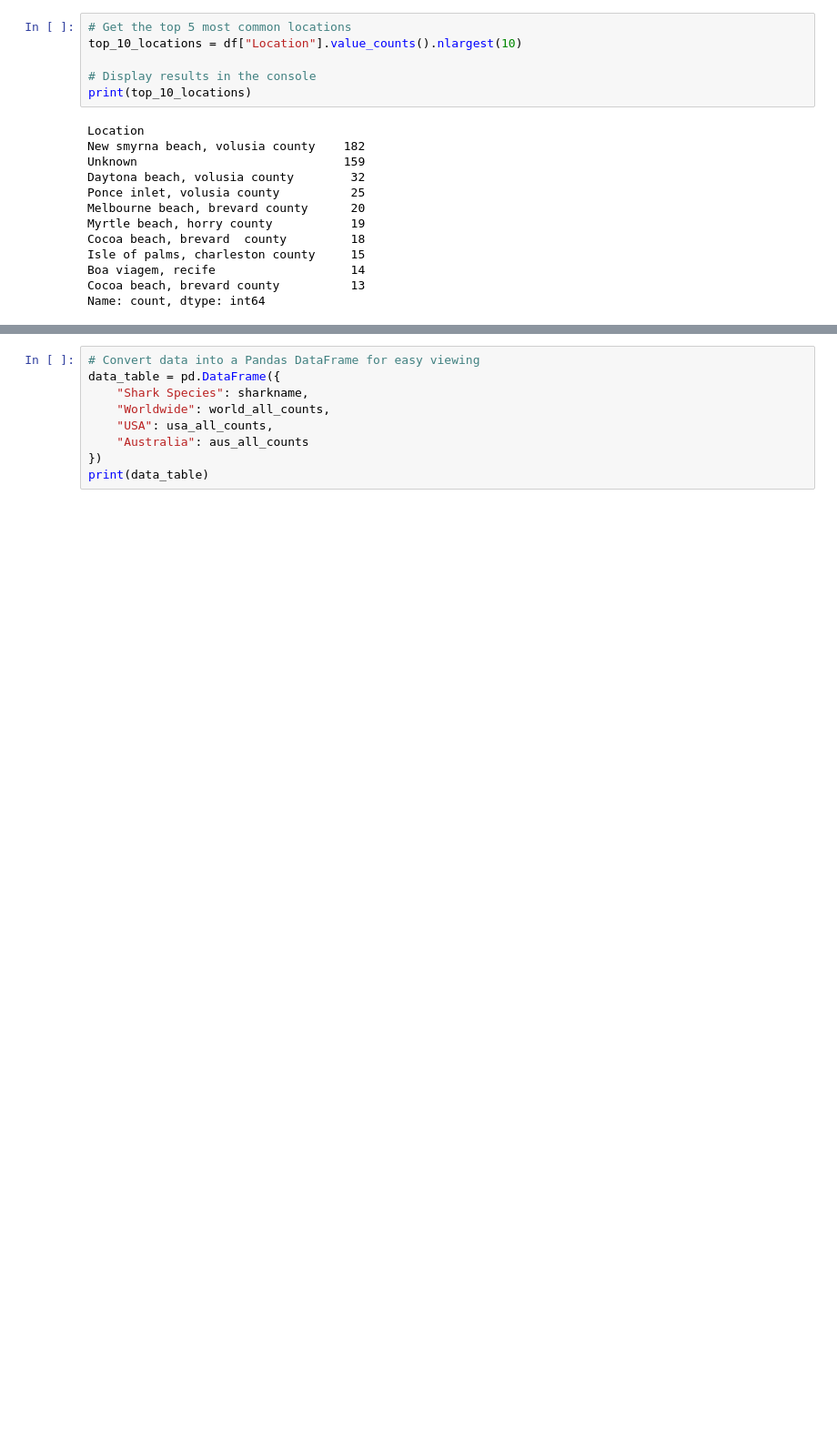
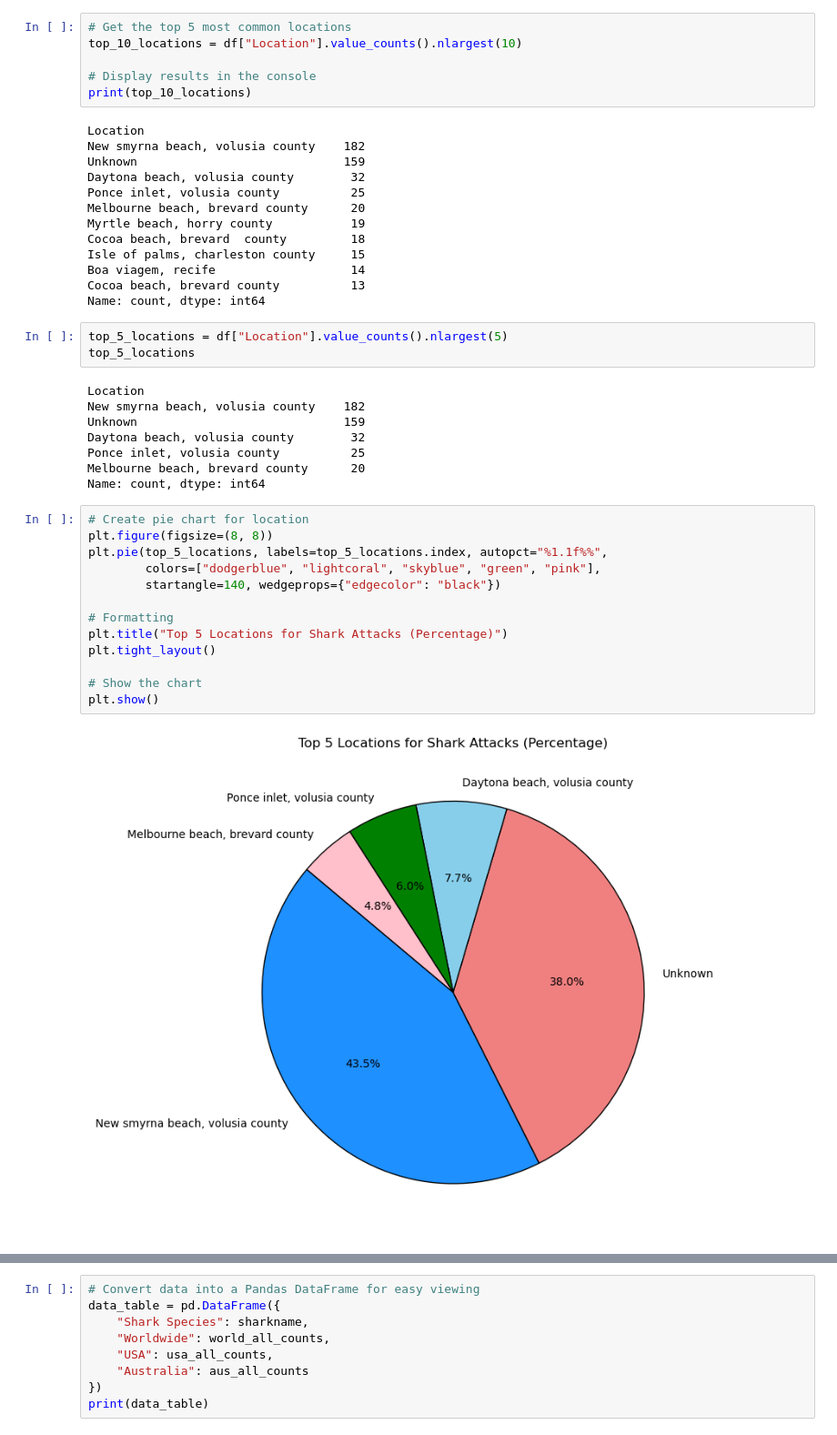
Before and after one commit to SheryllD/shark_attacks_project, a Jupyter notebook: shark_date_cleaning.ipynb, the cells around one changed output, grey strips where cells are left out. Shown at 91% size. Drawn from its saved outputs; the diff is of its cells as text; blank space fills up the shorter version.

```diff
--- a/shark_date_cleaning.ipynb
+++ b/shark_date_cleaning.ipynb
@@ -1118,6 +1118,32 @@ Isle of palms, charleston county     15
 Boa viagem, recife                   14
 Cocoa beach, brevard county          13
 Name: count, dtype: int64
+# %%
+top_5_locations = df["Location"].value_counts().nlargest(5)
+top_5_locations
+# %% [output]
+Location
+New smyrna beach, volusia county    182
+Unknown                             159
+Daytona beach, volusia county        32
+Ponce inlet, volusia county          25
+Melbourne beach, brevard county      20
+Name: count, dtype: int64
+# %%
+# Create pie chart for location
+plt.figure(figsize=(8, 8))
+plt.pie(top_5_locations, labels=top_5_locations.index, autopct="%1.1f%%",
+        colors=["dodgerblue", "lightcoral", "skyblue", "green", "pink"],
+        startangle=140, wedgeprops={"edgecolor": "black"})
+
+# Formatting
+plt.title("Top 5 Locations for Shark Attacks (Percentage)")
+plt.tight_layout()
+
+# Show the chart
+plt.show()
+# %% [output]
+[figure, added]
 # %%
 #Graphic Attacks by Year
 world_attacks_year = df["Year"].value_counts()
```
Also changed, not shown: parts of 11 cells of this notebook, 25 other files.
